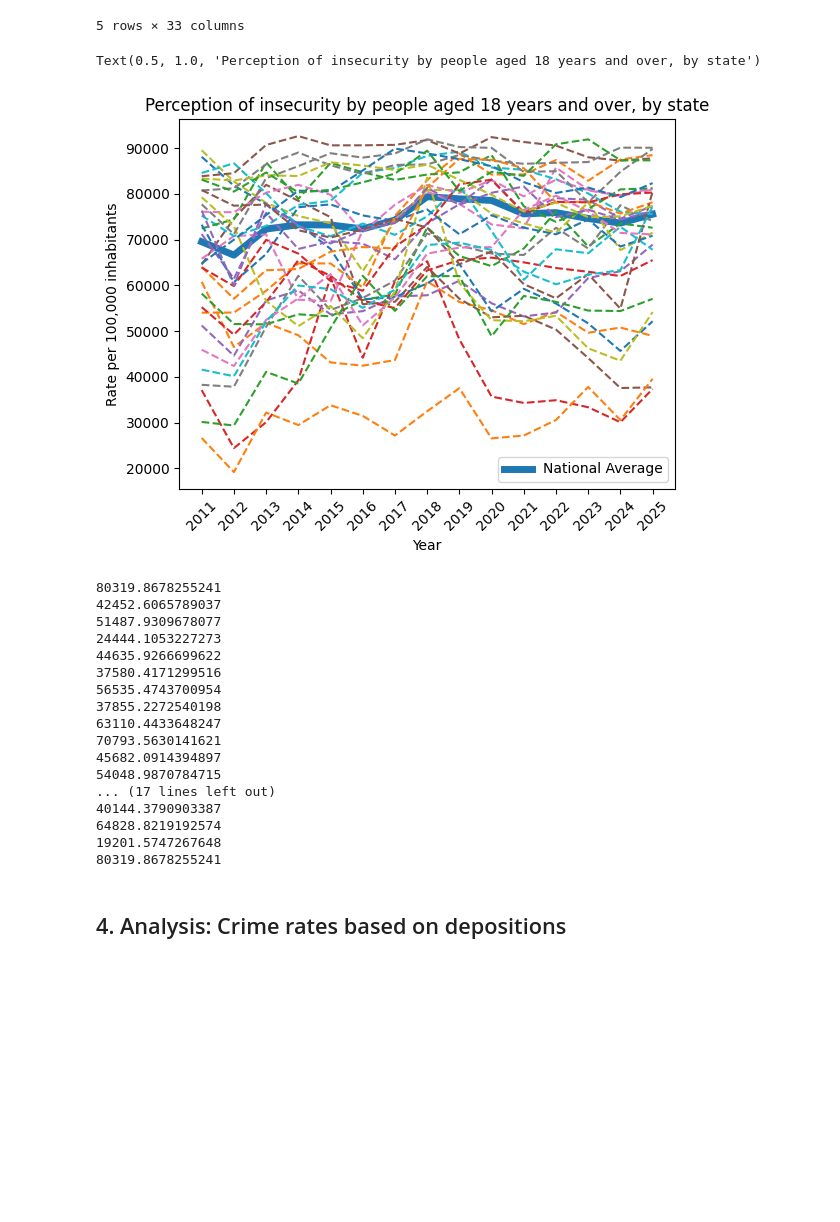
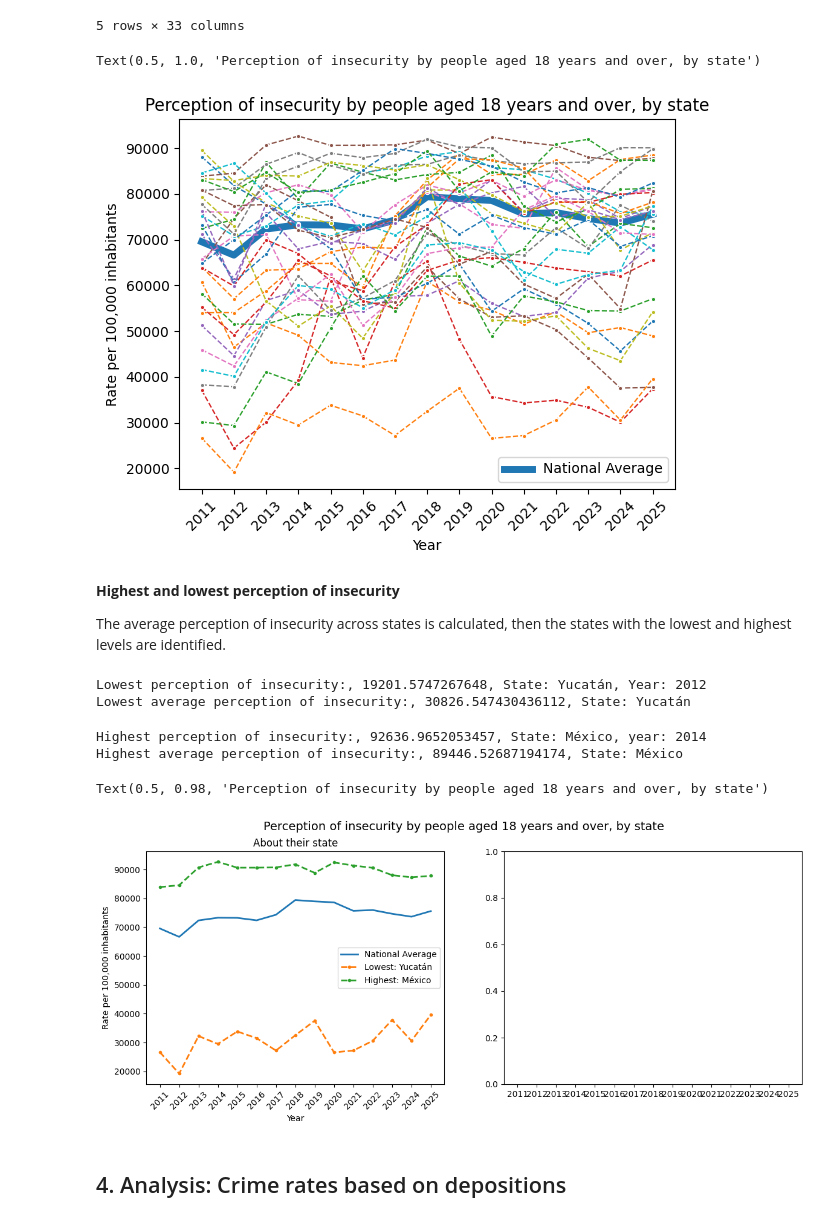
Before and after one commit to irenecelebrin/programming-for-data-analytics, a Jupyter notebook: project/project.ipynb, the cells around one changed output. Drawn from its saved outputs; the diff is of its cells as text; code cells hidden in the pictures; blank space fills up the shorter version.

```diff
--- a/project/project.ipynb
+++ b/project/project.ipynb
@@ -572,41 +574,65 @@ new_security_by_state.head(5)
 # %%
 for state in new_security_by_state.columns:
     if state == 'Estados Unidos Mexicanos':
         sns.lineplot(x = new_security_by_state.index, y = new_security_by_state[state], linewidth = 5, label = 'National Average')
     else:
-        sns.lineplot(x = new_security_by_state.index, y = new_security_by_state[state], linestyle='dashed')
+        sns.lineplot(x = new_security_by_state.index, y = new_security_by_state[state], linestyle='dashed', linewidth = 1, marker = '.')
 
 plt.xlabel('Year')
 plt.ylabel('Rate per 100,000 inhabitants')
 plt.xticks(rotation=45)
 plt.title('Perception of insecurity by people aged 18 years and over, by state', wrap = True, size = 12)
 # %% [output]
 Text(0.5, 1.0, 'Perception of insecurity by people aged 18 years and over, by state')
-[figure, old version]
+[figure, new version]
+# %% [markdown]
+**Highest and lowest perception of insecurity**
+
+The average perception of insecurity across states is calculated, then the states with the lowest and highest levels are identified.
+# %%
+min_value = new_security_by_state.min().min()
+min_state = new_security_by_state.min().idxmin()
+min_year = new_security_by_state[min_state].idxmin()
+
+min_avg = new_security_by_state.mean().min()
+min_avg_state = new_security_by_state.mean().idxmin()
+
+
+print(f"Lowest perception of insecurity:, {min_value}, State: {min_state}, Year: {min_year}")
+print(f"Lowest average perception of insecurity:, {min_avg}, State: {min_avg_state}")
+# %% [output]
+Lowest perception of insecurity:, 19201.5747267648, State: Yucatán, Year: 2012
+Lowest average perception of insecurity:, 30826.547430436112, State: Yucatán
+# %%
+max_value = new_security_by_state.max().max()
+max_state = new_security_by_state.max().idxmax()
+max_year = new_security_by_state[max_state].idxmax()
+
+max_avg = new_security_by_state.mean().max()
+max_avg_state = new_security_by_state.mean().idxmax()
+
+print(f"Highest perception of insecurity:, {max_value}, State: {max_state}, year: {max_year}")
+print(f"Highest average perception of insecurity:, {max_avg}, State: {max_avg_state}")
+# %% [output]
+Highest perception of insecurity:, 92636.9652053457, State: México, year: 2014
+Highest average perception of insecurity:, 89446.52687194174, State: México
 # %%
-# find states with lowest value
+fig, axes = plt.subplots(1, 2, figsize=(14, 5), sharex=True)
 
-for year in new_security_by_state.index:
-    if state != 'Estados Unidos Mexicanos':
-        min_value = new_security_by_state.loc[]
+axes[0].plot(new_security_by_state.index, new_security_by_state['Estados Unidos Mexicanos'], linewidth = 2, label = 'National Average')
+axes[0].plot(new_security_by_state.index, new_security_by_state[min_state], linestyle='dashed', linewidth = 2, marker = '.', label = f'Lowest: {min_state}')
+axes[0].plot(new_security_by_state.index, new_security_by_state[max_state], linestyle='dashed', linewidth = 2, marker = '.', label = f'Highest: {max_state}')
+axes[0].legend(loc='center right')
+axes[0].set_xlabel('Year')
+axes[0].set_ylabel('Rate per 100,000 inhabitants')
+axes[0].tick_params("x", rotation=45)
+axes[0].set_title('About their state', wrap = True, size = 12)
+
+#plt.tight_layout()
+plt.suptitle('Perception of insecurity by people aged 18 years and over, by state', size = 14)
 # %% [output]
-80319.8678255241
-42452.6065789037
-51487.9309678077
-24444.1053227273
-44635.9266699622
-37580.4171299516
-56535.4743700954
-37855.2272540198
-63110.4433648247
-70793.5630141621
-45682.0914394897
-54048.9870784715
-... (17 lines left out)
-40144.3790903387
-64828.8219192574
-19201.5747267648
-80319.8678255241
+Text(0.5, 0.98, 'Perception of insecurity by people aged 18 years and over, by state')
+[figure, added]
 # %% [markdown]
 ## 4. Analysis: Crime rates based on depositions
 # %% [markdown]
```
Also changed, not shown: parts of 1 cell of this notebook.
